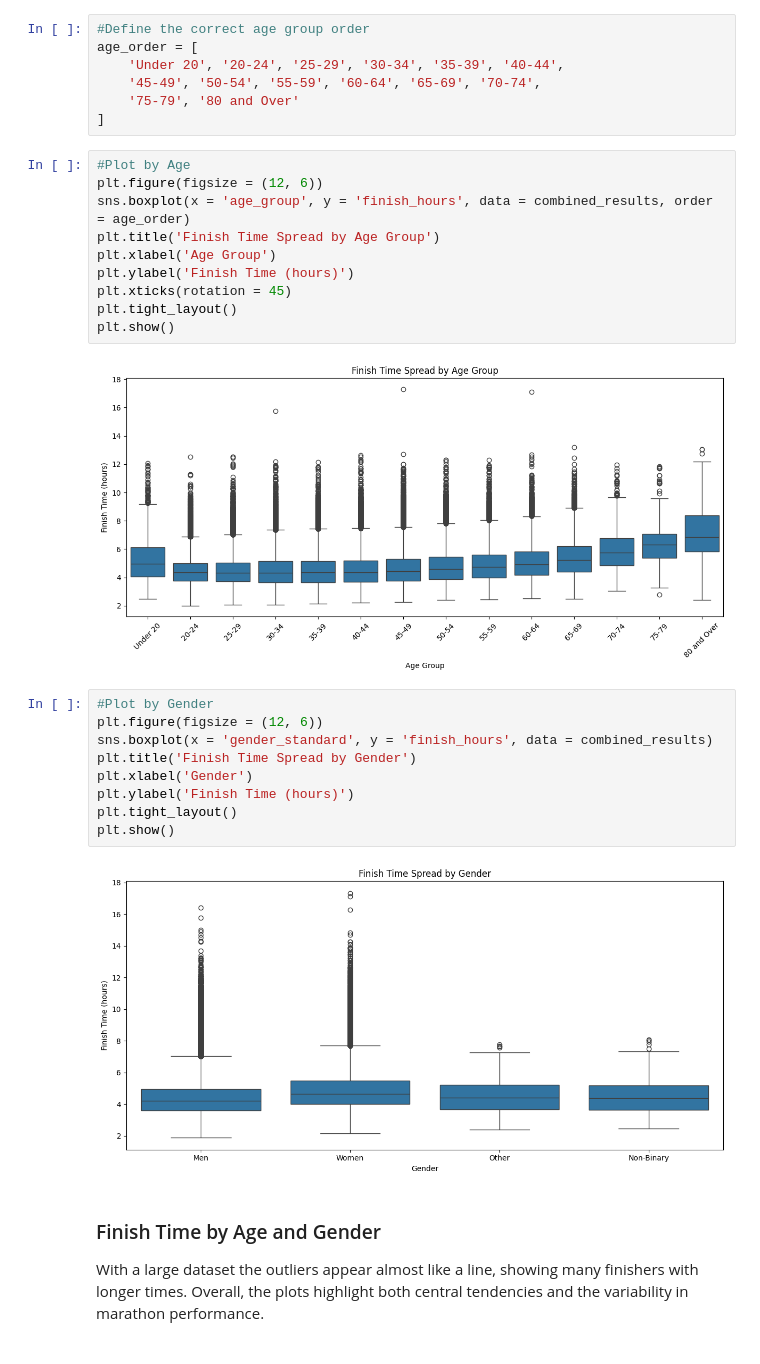
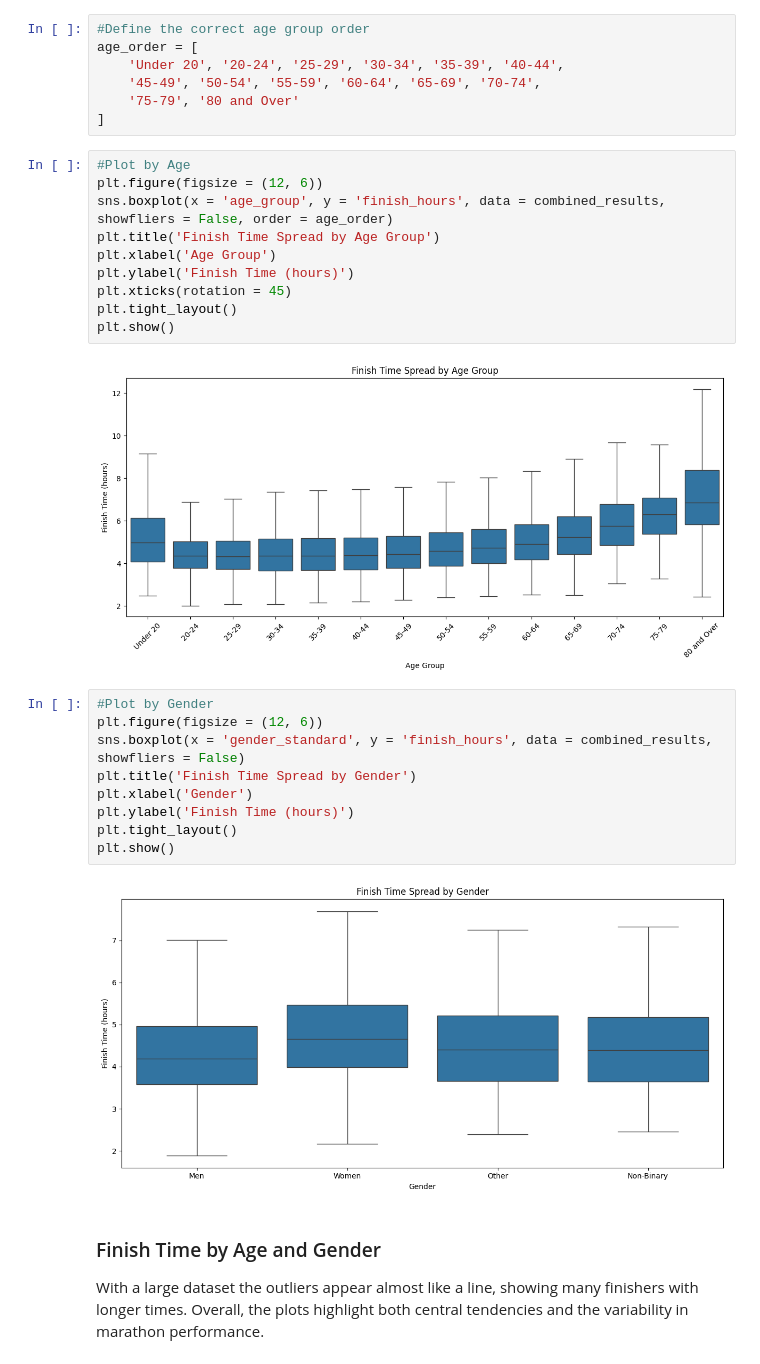
Before and after one commit to kimchiyama/Exploring_Marathon_Trends, a Jupyter notebook: notebooks/analysis.ipynb, the cells around one changed output. Saved outputs shown, nothing was run; the diff lists cells and outputs as text.

```diff
--- a/notebooks/analysis.ipynb
+++ b/notebooks/analysis.ipynb
@@ -730,7 +730,7 @@ age_order = [
 # %%
 #Plot by Age
 plt.figure(figsize = (12, 6))
-sns.boxplot(x = 'age_group', y = 'finish_hours', data = combined_results, order = age_order)
+sns.boxplot(x = 'age_group', y = 'finish_hours', data = combined_results, showfliers = False, order = age_order)
 plt.title('Finish Time Spread by Age Group')
 plt.xlabel('Age Group')
 plt.ylabel('Finish Time (hours)')
@@ -738,18 +738,18 @@ plt.xticks(rotation = 45)
 plt.tight_layout()
 plt.show()
 # %% [output]
-[figure, old version]
+[figure, new version]
 # %%
 #Plot by Gender
 plt.figure(figsize = (12, 6))
-sns.boxplot(x = 'gender_standard', y = 'finish_hours', data = combined_results)
+sns.boxplot(x = 'gender_standard', y = 'finish_hours', data = combined_results, showfliers = False)
 plt.title('Finish Time Spread by Gender')
 plt.xlabel('Gender')
 plt.ylabel('Finish Time (hours)')
 plt.tight_layout()
 plt.show()
 # %% [output]
-[figure, old version]
+[figure, new version]
 # %% [markdown]
 ### Finish Time by Age and Gender
 
```
Also changed, not shown: parts of 14 cells of this notebook.
